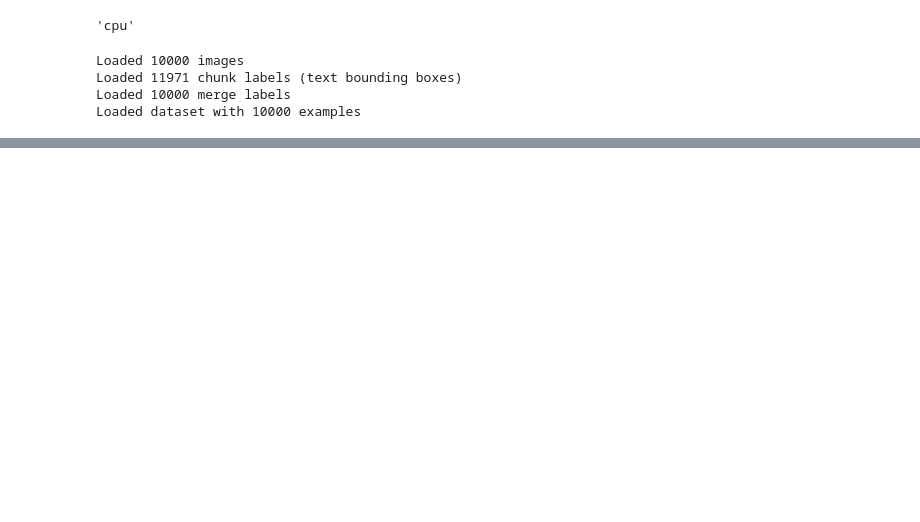
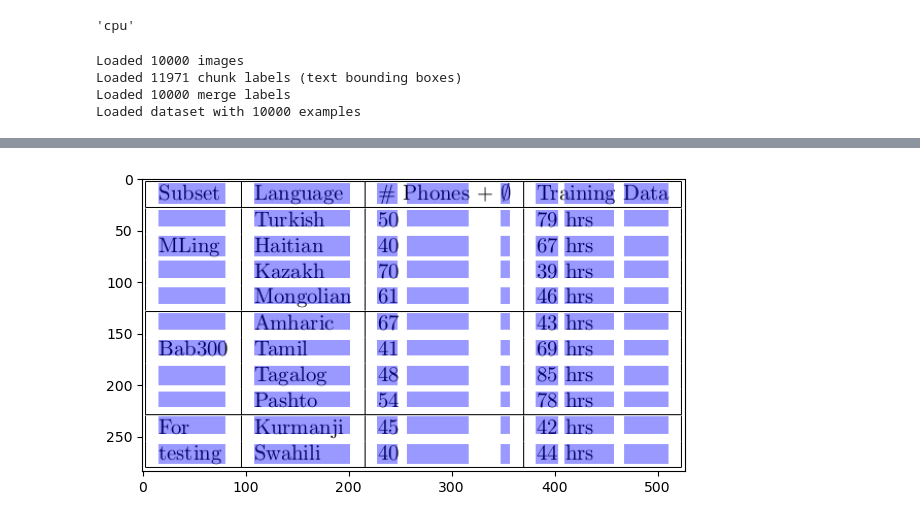
Before and after one commit to HeyLongHoang/deep-split-merge-scitsr, a Jupyter notebook: merge_heur_pred.ipynb, the cells around one changed output, grey strips where cells are left out. Drawn from its saved outputs; the diff is of its cells as text; code cells hidden in the pictures; blank space fills up the shorter version.

```diff
--- a/merge_heur_pred.ipynb
+++ b/merge_heur_pred.ipynb
@@ -184,0 +212,41 @@ vis_split(img, r_gt, c_gt, 'green')
+# %%
+row_idxs = border_pos(r_pred)
+col_idxs = border_pos(c_pred)
+# %%
+class Cell:
+    def __init__(self, top, left, bottom, right):
+        self.top = top
+        self.left = left
+        self.bottom = bottom
+        self.right = right
+        self.pos = (top, left), (bottom, right)
+    def __str__(self):
+        return f"t={self.top}, l={self.left}, b={self.bottom}, r={self.right}"
+
+def get_cells(row_idxs, col_idxs):
+    '''
+    Args:
+    row_idxs -- indexes of rows' borders
+    col_idxs -- indexes of cols' borders
+    Returns:
+    cells -- list of Cells
+    '''
+    cells = []
+    for i in range(0, len(row_idxs), 2):
+        for j in range(0, len(col_idxs), 2):
+            if (i + 1) >= len(row_idxs) or (j + 1) >= len(col_idxs):
+                continue
+            top, left = row_idxs[i], col_idxs[j]
+            bottom, right = row_idxs[i+1], col_idxs[j+1]
+            cells.append(Cell(top, left, bottom, right))
+    return cells
+# %%
+cells_pred = get_cells(row_idxs, col_idxs)
+img2 = img.copy()
+for i, cell in enumerate(cells_pred):
+    cv.rectangle(img2, (cell.left, cell.top), (cell.right, cell.bottom), (0, 0, 255), -1)
+res = cv.addWeighted(img2, 0.4, img, 0.6, 0)
+
+view_imgs([res])
+# %% [output]
+[figure, added]
```
Also changed, not shown: parts of 37 cells of this notebook, 12 other files.
